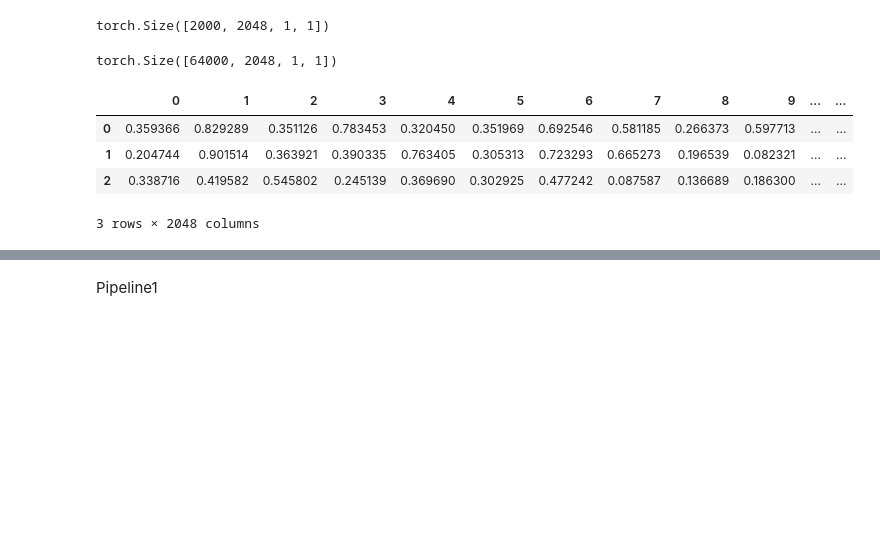
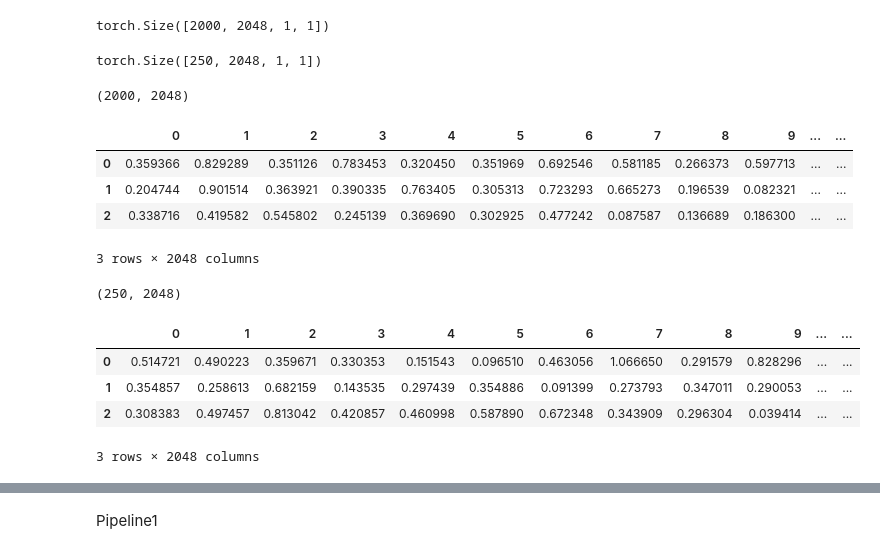
Before and after one commit to immanuelazn/w281_final_galaxy_zoo, a Jupyter notebook: pipeline_123_classifier_LDA_SVM.ipynb, the cells around one changed output, grey strips where cells are left out. Drawn from its saved outputs; the diff is of its cells as text; code cells hidden in the pictures; blank space fills up the shorter version.

```diff
--- a/pipeline_123_classifier_LDA_SVM.ipynb
+++ b/pipeline_123_classifier_LDA_SVM.ipynb
@@ -441,14 +442,14 @@ features_list = []
 with torch.no_grad():
     for batch in data_loader:
         features_val = resnet(batch.to(device))
-        features_list.append(features)
+        features_list.append(features_val)
 
 # Concatenate features from all batches
 features_val = torch.cat(features_list, dim=0)
 
 print(features_val.shape)
 # %% [output]
-torch.Size([64000, 2048, 1, 1])
+torch.Size([250, 2048, 1, 1])
 # %%
 import pandas as pd
 
@@ -459,21 +460,31 @@ reshaped_features = reshaped_features.reshape(reshaped_features.shape[0], -1)
 # Convert to DataFrame
 df_features = pd.DataFrame(reshaped_features)
 # Display the DataFrame
+print(df_features.shape)
 df_features.head(3)
-
-features_val = features.cpu()
-reshaped_features = features_val.squeeze().numpy()
-reshaped_features = reshaped_features.reshape(reshaped_features.shape[0], -1)
-df_features_val = pd.DataFrame(reshaped_features)
-df_features_val.head(3)
-
-# resnet train: df_features / resnet val: df_features_val
 # %% [output]
+(2000, 2048)
 |  | 0 | 1 | 2 | 3 | 4 | 5 | 6 | 7 | 8 | 9 | ... | ... |
 | 0 | 0.359366 | 0.829289 | 0.351126 | 0.783453 | 0.320450 | 0.351969 | 0.692546 | 0.581185 | 0.266373 | 0.597713 | ... | ... |
 | 1 | 0.204744 | 0.901514 | 0.363921 | 0.390335 | 0.763405 | 0.305313 | 0.723293 | 0.665273 | 0.196539 | 0.082321 | ... | ... |
 | 2 | 0.338716 | 0.419582 | 0.545802 | 0.245139 | 0.369690 | 0.302925 | 0.477242 | 0.087587 | 0.136689 | 0.186300 | ... | ... |
-3 rows × 2048 columns
+3 rows × 2048 columns
+# %%
+features_val = features_val.cpu()
+reshaped_features_val = features_val.squeeze().numpy()
+reshaped_features_val = reshaped_features_val.reshape(reshaped_features_val.shape[0], -1)
+df_features_val = pd.DataFrame(reshaped_features_val)
+print(df_features_val.shape)
+df_features_val.head(3)
+
+# resnet train: df_features / resnet val: df_features_val
+# %% [output]
+(250, 2048)
+|  | 0 | 1 | 2 | 3 | 4 | 5 | 6 | 7 | 8 | 9 | ... | ... |
+| 0 | 0.514721 | 0.490223 | 0.359671 | 0.330353 | 0.151543 | 0.096510 | 0.463056 | 1.066650 | 0.291579 | 0.828296 | ... | ... |
+| 1 | 0.354857 | 0.258613 | 0.682159 | 0.143535 | 0.297439 | 0.354886 | 0.091399 | 0.273793 | 0.347011 | 0.290053 | ... | ... |
+| 2 | 0.308383 | 0.497457 | 0.813042 | 0.420857 | 0.460998 | 0.587890 | 0.672348 | 0.343909 | 0.296304 | 0.039414 | ... | ... |
+3 rows × 2048 columns
 # %%
 train_features = df_features.values
 val_features = df_features_val.values
```
Also changed, not shown: parts of 24 cells of this notebook.
